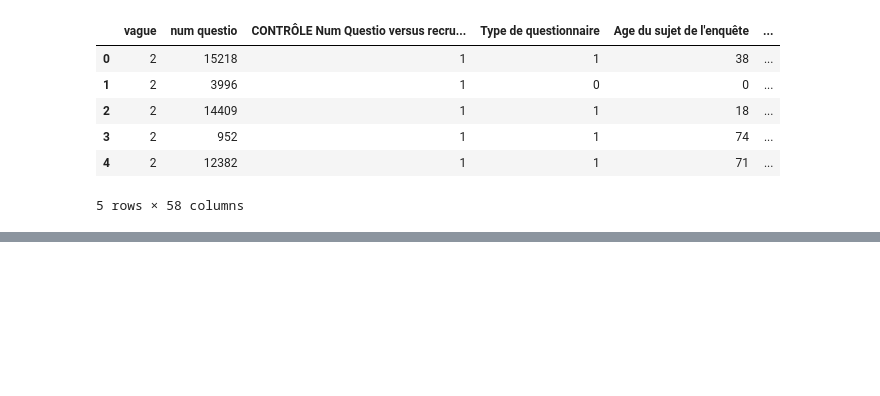
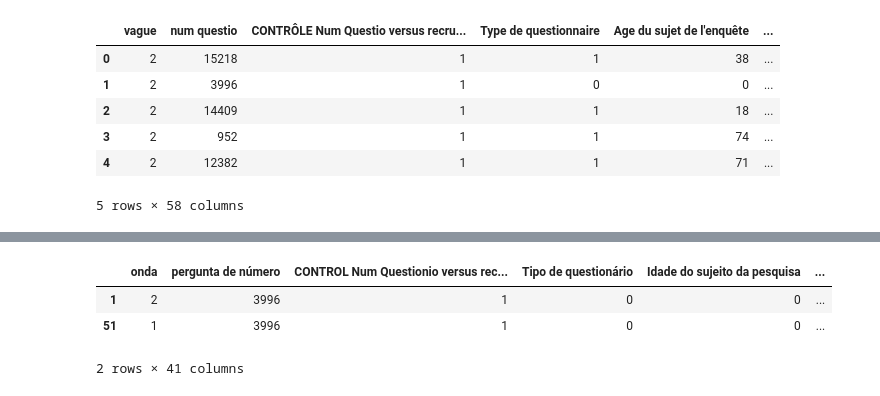
Before and after one commit to intcarlosmiguel/pesquisa_mestrado, a Jupyter notebook: main.ipynb, the cells around one changed output, grey strips where cells are left out. Drawn from its saved outputs; the diff is of its cells as text; code cells hidden in the pictures; blank space fills up the shorter version.

```diff
--- a/main.ipynb
+++ b/main.ipynb
@@ -23,6 +33,22 @@ data.head()
+# %%
+for i in idade:
+    data.drop(i, inplace=True, axis=1)
+data['AGE PERSONNE'] = idades
+# %%
+modes = [i for i in data.columns if('mode(s)' in i)]
+for i in range(len(modes)):
+    mode = list(data.columns).index(modes[i])
+    mode = data.columns[mode:mode+3]
+    modes_ = [list(i) for i in data[mode].fillna(-1).values]
+    modes_ = [i[:i.index(-1)] if(-1 in i) else i for i in modes_]
+    for j in mode:
+        data.drop(j, inplace=True, axis=1)
+    data[modes[i]] = modes_
 # %%
-idade = [i for i in data.columns if('AGE' in i)]
-idades = [list(i) for i in data[idade].fillna(0).values]
-df = {
-    'idades': idades
-}
+tranches = [i for i in data.columns if('tranche(s)' in i)][0]
+tranche = list(data.columns).index(tranches)
+tranche_ = data.columns[tranche:tranche+5]
+tranche = [list(i) for i in data[tranche_].fillna(0).values]
+for i in tranche_:
+    data.drop(i, inplace=True, axis=1)
+data[tranches] = tranche
@@ -90,2 +138,2 @@ driver.quit()
 # %%
-data.columns = coluna
+data.columns = colunas[:-1]
@@ -107,0 +199,7 @@ data
+# %%
+data[data['pergunta de número']==3996]
+# %% [output]
+|  | onda | pergunta de número | CONTROL Num Questionio versus rec... | Tipo de questionário | Idade do sujeito da pesquisa | ... |
+| 1 | 2 | 3996 | 1 | 0 | 0 | ... |
+| 51 | 1 | 3996 | 1 | 0 | 0 | ... |
+2 rows × 41 columns
```
Also changed, not shown: parts of 19 cells of this notebook, 3 other files.
